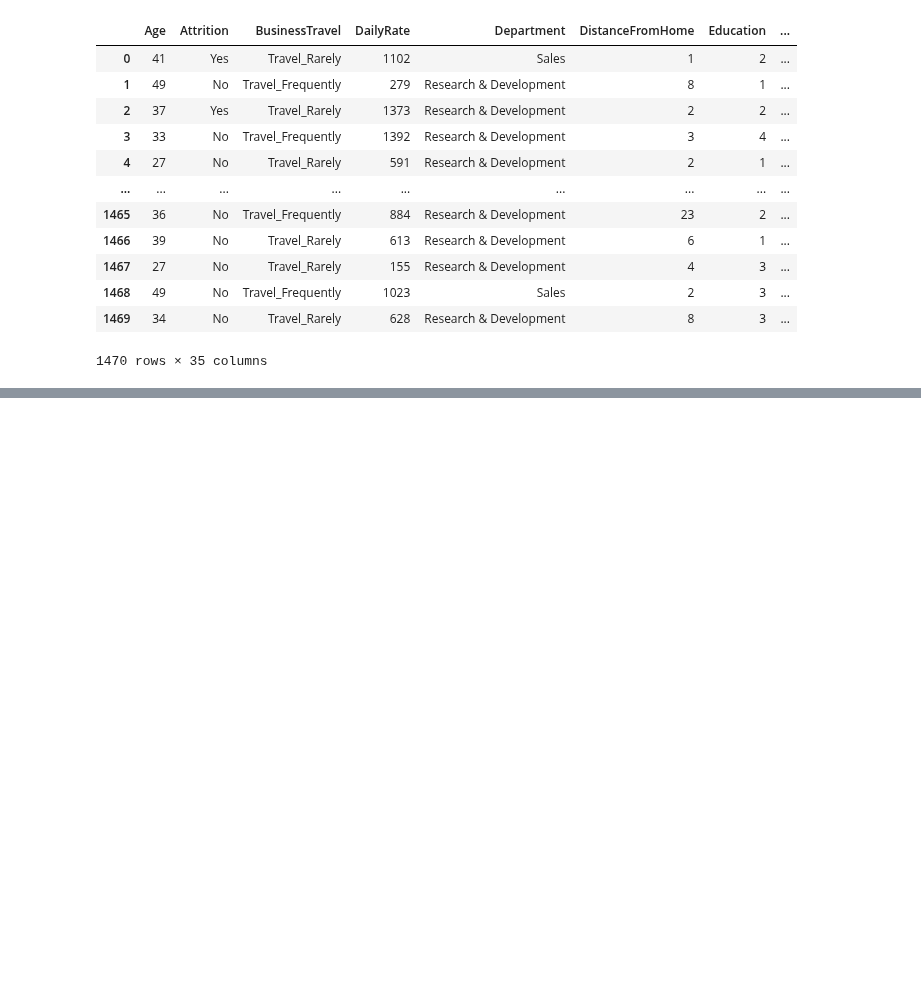
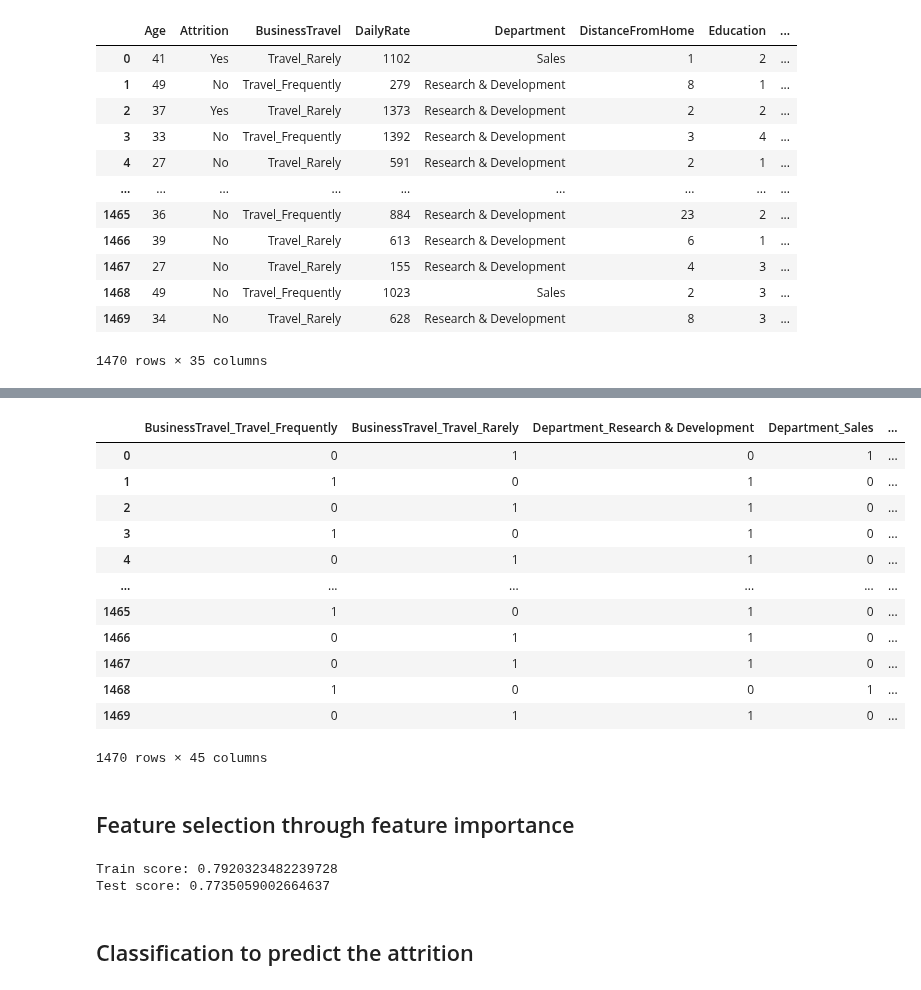
Before and after one commit to duttarajib78/Internship, a Jupyter notebook: First_Phase_Evaluation_Projects/hr_attrition.ipynb, the cells around one changed output, grey strips where cells are left out. Cells and saved outputs as stored; diff of their text form; code cells hidden in the pictures; blank space fills up the shorter version.

Commit message:
attrition

```diff
--- a/First_Phase_Evaluation_Projects/hr_attrition.ipynb
+++ b/First_Phase_Evaluation_Projects/hr_attrition.ipynb
@@ -210,0 +53,6 @@ y_pred=rfr.predict(X_test_scaled)
+# %%
+X,y=attrition.drop(columns=['Attrition'],axis=1),attrition.Attrition
+# %%
+cat_cols=X.select_dtypes('object').columns.values
+for col in cat_cols:
+    print(f'{attrition[col].value_counts(normalize=True)}\n')
@@ -210,0 +77,35 @@ y_pred=rfr.predict(X_test_scaled)
+# %%
+X=X.drop(columns=['Over18','EmployeeCount','EmployeeNumber'],axis=1)
+# %%
+# create dummies
+cat_cols=X.select_dtypes('object').columns.values.tolist()
+num_cols=X.select_dtypes('number').columns.values
+
+for col in num_cols:
+    if X[col].nunique()<=5:
+        cat_cols.append(col)
+cat_df=X.copy()[cat_cols]
+for col in cat_cols:
+    temp_dummy=pd.get_dummies(X[col],drop_first=True,prefix=col)
+    cat_df.drop(columns=col,axis=1,inplace=True)
+    cat_df=pd.concat([cat_df,temp_dummy],axis=1)
+dummy_cols=cat_df.columns.values
+for col in dummy_cols:
+    if cat_df[col].mean()<=0.05:
+        cat_df.drop(columns=col,axis=1,inplace=True)
+cat_df=cat_df.astype('int64')
+cat_df
+# %% [output]
+|  | BusinessTravel_Travel_Frequently | BusinessTravel_Travel_Rarely | Department_Research & Development | Department_Sales | ... |
+| 0 | 0 | 1 | 0 | 1 | ... |
+| 1 | 1 | 0 | 1 | 0 | ... |
+| 2 | 0 | 1 | 1 | 0 | ... |
+| 3 | 1 | 0 | 1 | 0 | ... |
+| 4 | 0 | 1 | 1 | 0 | ... |
+| ... | ... | ... | ... | ... | ... |
+| 1465 | 1 | 0 | 1 | 0 | ... |
+| 1466 | 0 | 1 | 1 | 0 | ... |
+| 1467 | 0 | 1 | 1 | 0 | ... |
+| 1468 | 1 | 0 | 0 | 1 | ... |
+| 1469 | 0 | 1 | 1 | 0 | ... |
+1470 rows × 45 columns
@@ -210,0 +123,2 @@ y_pred=rfr.predict(X_test_scaled)
+# %% [markdown]
+## Feature selection through feature importance
@@ -210,0 +135,17 @@ y_pred=rfr.predict(X_test_scaled)
+# %%
+model=GradientBoostingClassifier(random_state=42)
+cv_score=cross_val_score(estimator=model,
+                X=X_train_scaled,
+                y=y_train,
+                scoring='roc_auc',
+                cv=10,
+                n_jobs=-1).mean()
+model.fit(X=X_train_scaled,
+          y=y_train)
+test_score=roc_auc_score(y_true=y_test,
+              y_score=model.predict_proba(X_test_scaled)[:,-1])
+print(f'Train score: {cv_score}')
+print(f'Test score: {test_score}')
+# %% [output]
+Train score: 0.7920323482239728
+Test score: 0.7735059002664637
@@ -210,0 +162,2 @@ y_pred=rfr.predict(X_test_scaled)
+# %% [markdown]
+## Classification to predict the attrition
```
Also changed, not shown: parts of 37 cells of this notebook.
